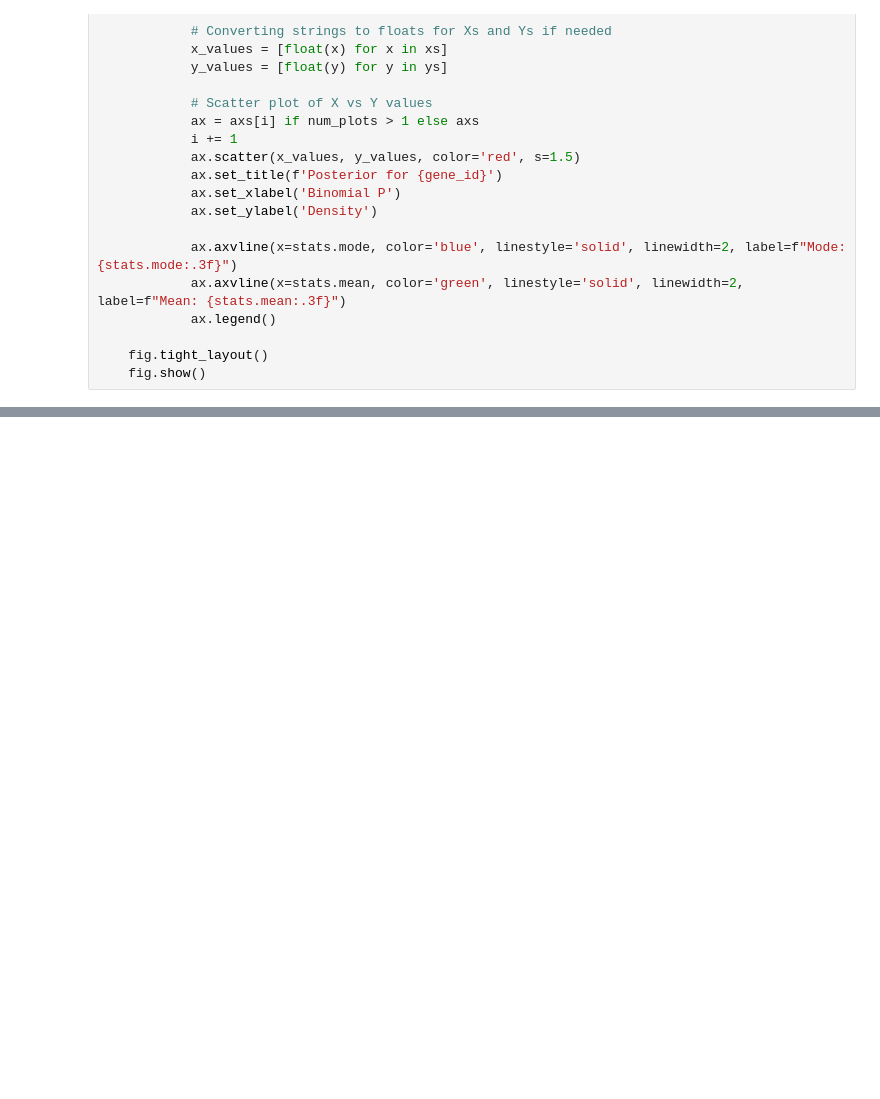
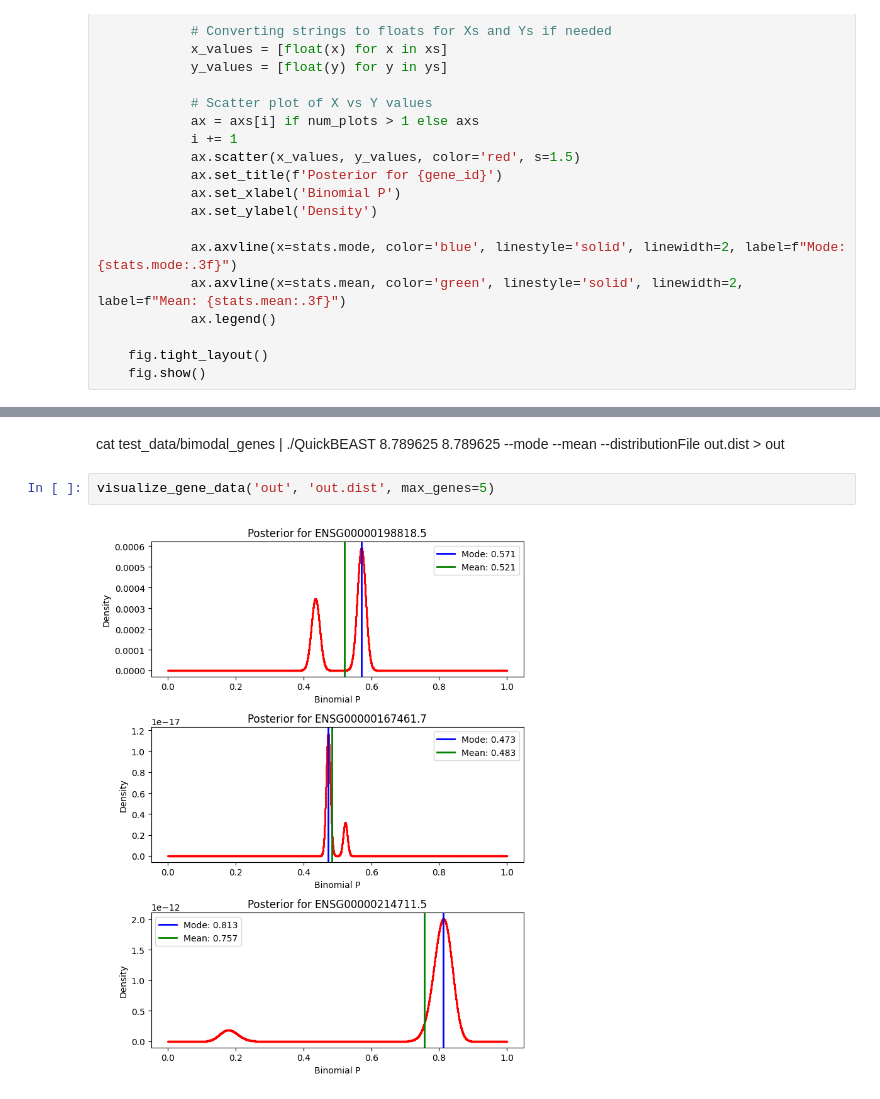
Before and after one commit to x811zou/QuickBEAST, a Jupyter notebook: mode.ipynb, the cells around one changed output, grey strips where cells are left out. Drawn from its saved outputs; the diff is of its cells as text; blank space fills up the shorter version.

```diff
--- a/mode.ipynb
+++ b/mode.ipynb
@@ -69,0 +72,6 @@ visualize_gene_data('out', 'out.dist', max_genes=20)
+# %% [markdown]
+cat test_data/bimodal_genes | ./QuickBEAST 8.789625 8.789625 --mode --mean --distributionFile out.dist > out
+# %%
+visualize_gene_data('out', 'out.dist', max_genes=5)
+# %% [output]
+[figure, added]
```
Also changed, not shown: parts of 2 cells of this notebook.
